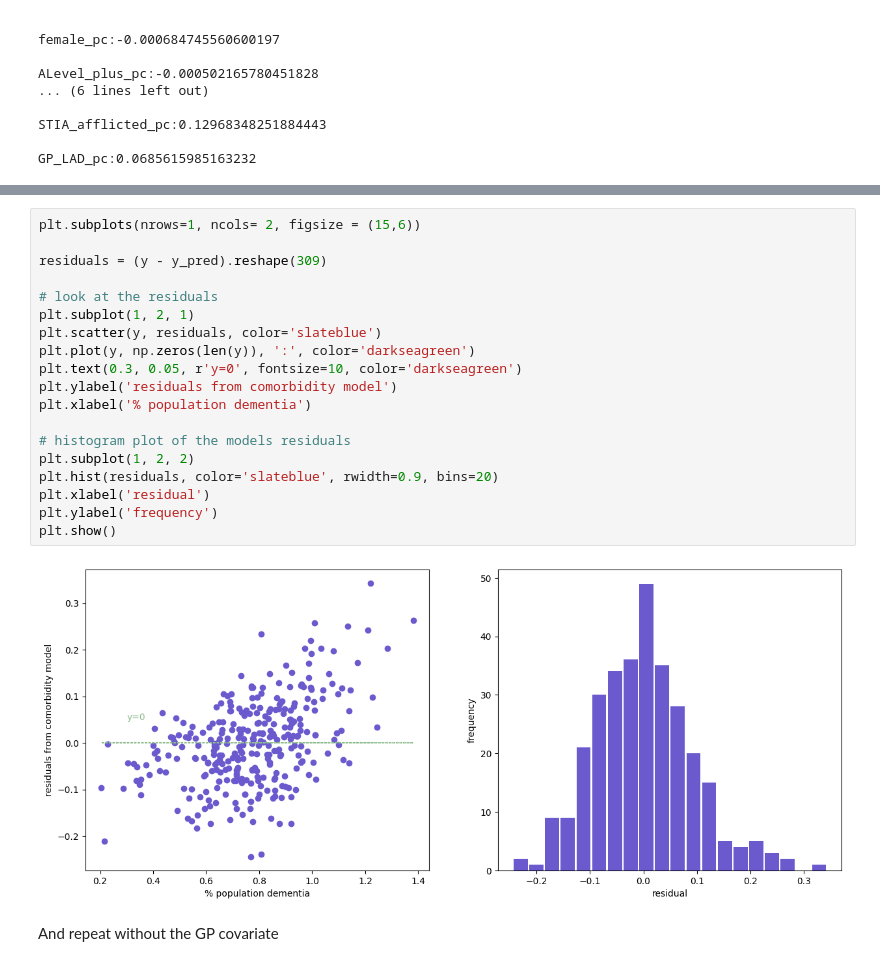
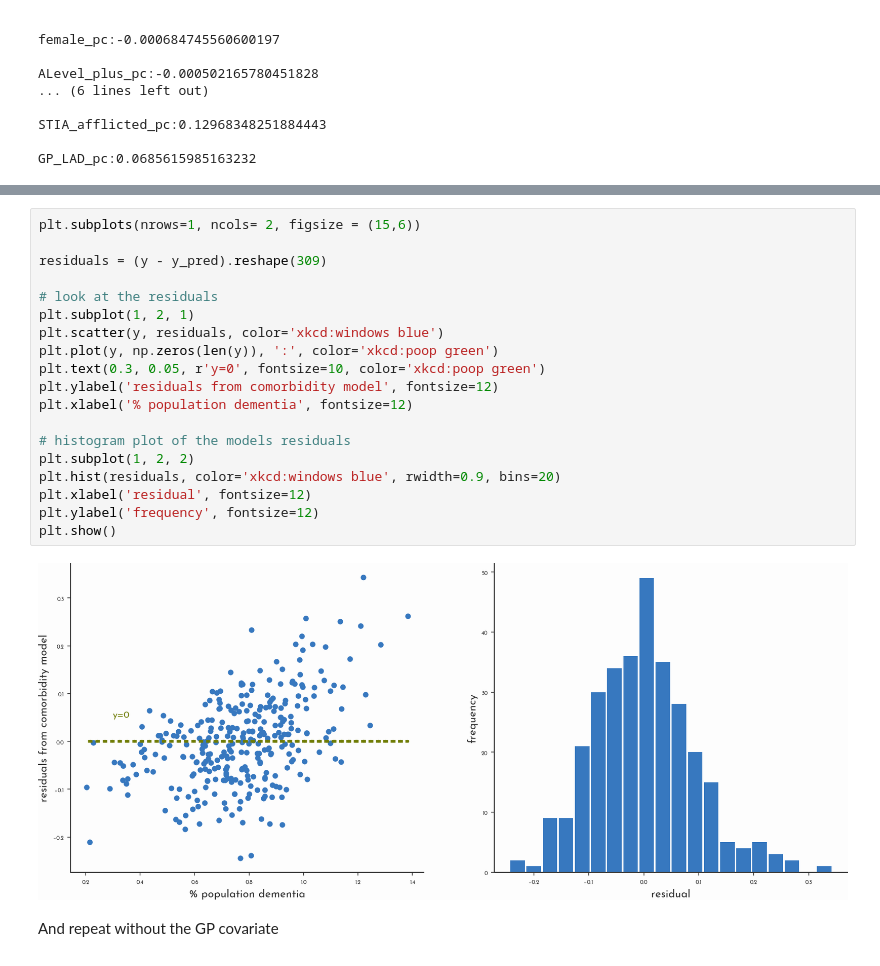
Before and after one commit to Bea-Taylor/DifDem_inequalities, a Jupyter notebook: nbs/core/04_regression_model.ipynb, the cells around one changed output, grey strips where cells are left out. Drawn from its saved outputs; the diff is of its cells as text.

```diff
--- a/nbs/core/04_regression_model.ipynb
+++ b/nbs/core/04_regression_model.ipynb
@@ -262,24 +241,24 @@ plt.show()
 # %%
 plt.subplots(nrows=1, ncols= 2, figsize = (15,6))
 
 residuals = (y - y_pred).reshape(309)
 
 # look at the residuals
 plt.subplot(1, 2, 1)
-plt.scatter(y, residuals, color='slateblue')
-plt.plot(y, np.zeros(len(y)), ':', color='darkseagreen')
-plt.text(0.3, 0.05, r'y=0', fontsize=10, color='darkseagreen')
-plt.ylabel('residuals from comorbidity model')
-plt.xlabel('% population dementia')
+plt.scatter(y, residuals, color='xkcd:windows blue')
+plt.plot(y, np.zeros(len(y)), ':', color='xkcd:poop green')
+plt.text(0.3, 0.05, r'y=0', fontsize=10, color='xkcd:poop green')
+plt.ylabel('residuals from comorbidity model', fontsize=12)
+plt.xlabel('% population dementia', fontsize=12)
 
 # histogram plot of the models residuals
 plt.subplot(1, 2, 2)
-plt.hist(residuals, color='slateblue', rwidth=0.9, bins=20)
-plt.xlabel('residual')
-plt.ylabel('frequency')
+plt.hist(residuals, color='xkcd:windows blue', rwidth=0.9, bins=20)
+plt.xlabel('residual', fontsize=12)
+plt.ylabel('frequency', fontsize=12)
 plt.show()
 # %% [output]
-[figure, old version]
+[figure, new version]
 # %% [markdown]
 And repeat without the GP covariate
 # %%
```
Also changed, not shown: parts of 11 cells of this notebook, 21 other files.
